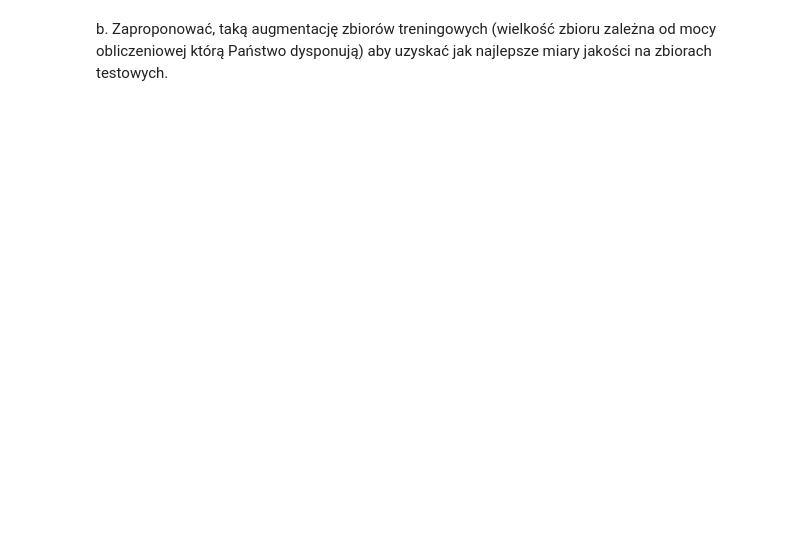
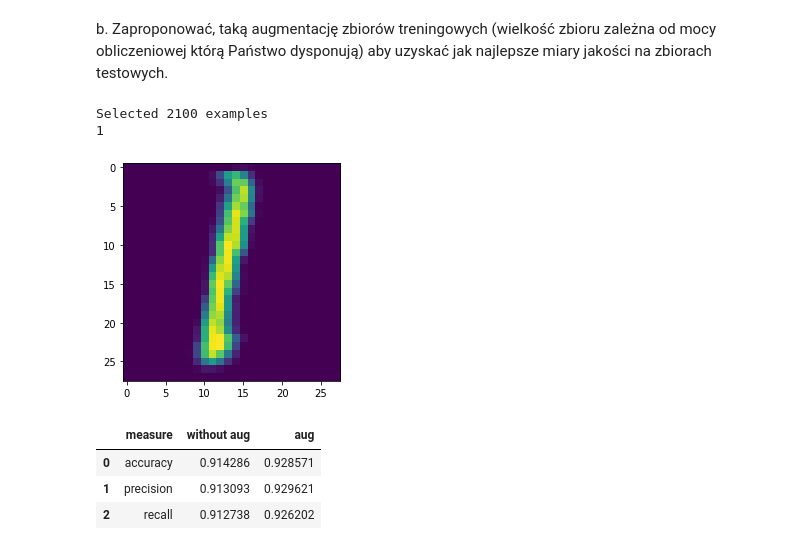
Before and after one commit to arkadiuss/ML_tutorial_3, a Jupyter notebook: notebook.ipynb, the cells around one changed output. Saved outputs shown, nothing was run; the diff lists cells and outputs as text; code cells hidden in the pictures; blank space fills up the shorter version.

```diff
--- a/notebook.ipynb
+++ b/notebook.ipynb
@@ -444,0 +448,43 @@ zbiorach testowych.
+# %%
+X, y = get_part(mnist.data, mnist.target, 0.03)
+
+X_train, X_test, y_train, y_test = train_test_split(X, y, train_size=0.8, test_size=0.2, random_state=212)
+
+seq = iaa.Sequential([
+    iaa.Sometimes(0.5, iaa.AdditiveGaussianNoise(loc=0, scale=(0.0, 0.5*255), per_channel=0.5)),
+#    iaa.Sometimes(0.5,iaa.GaussianBlur(sigma=(0.0, 2.0))),
+    iaa.Crop(px=(0,3)),
+    iaa.Affine(rotate=(-15, 15))
+])
+
+images = [np.array(i, dtype='float32').reshape(28,28) for i in X_train]
+images = seq(images=images)
+noised_train = np.array([im.reshape(784) for im in images])
+plt.imshow(noised_train[22].reshape(28,28))
+print(y_train[22])
+X_train_aug = np.append(X_train, noised_train, axis=0)
+y_train_aug = np.append(y_train, y_train, axis=0)
+# %% [output]
+Selected 2100 examples
+1
+[figure, added]
+# %%
+clf = SVC(kernel='rbf')
+clf.fit(X_train, y_train)
+y_predicted = clf.predict(X_test)
+
+clf_aug = SVC(kernel='rbf')
+clf_aug.fit(X_train_aug, y_train_aug)
+y_predicted_aug = clf_aug.predict(X_test)
+
+results = pd.DataFrame(columns=['measure', 'without aug', 'aug'])
+results.loc[0] = ['accuracy', accuracy_score(y_test, y_predicted), accuracy_score(y_test, y_predicted_aug)]
+results.loc[1] = ['precision', precision_score(y_test, y_predicted, average='macro'), precision_score(y_test, y_predicted_aug, average='macro')]
+results.loc[2] = ['recall', recall_score(y_test, y_predicted, average='macro'), recall_score(y_test, y_predicted_aug, average='macro')]
+#results.loc[3] = ['cross_val', cross_val_score(clf, X, y, cv=5), cross_val_score(clf_aug, X, y, cv=5)]
+results
+# %% [output]
+|  | measure | without aug | aug |
+| 0 | accuracy | 0.914286 | 0.928571 |
+| 1 | precision | 0.913093 | 0.929621 |
+| 2 | recall | 0.912738 | 0.926202 |
```
Also changed, not shown: parts of 6 cells of this notebook.
